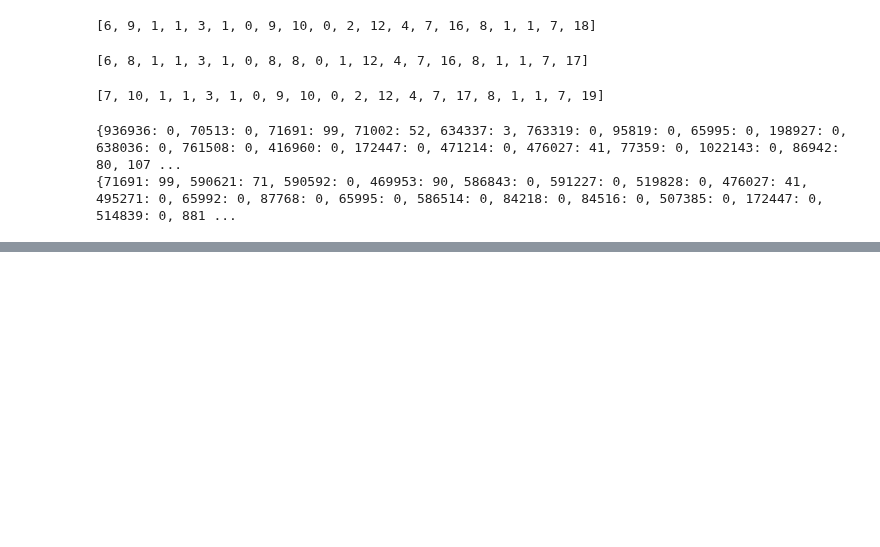
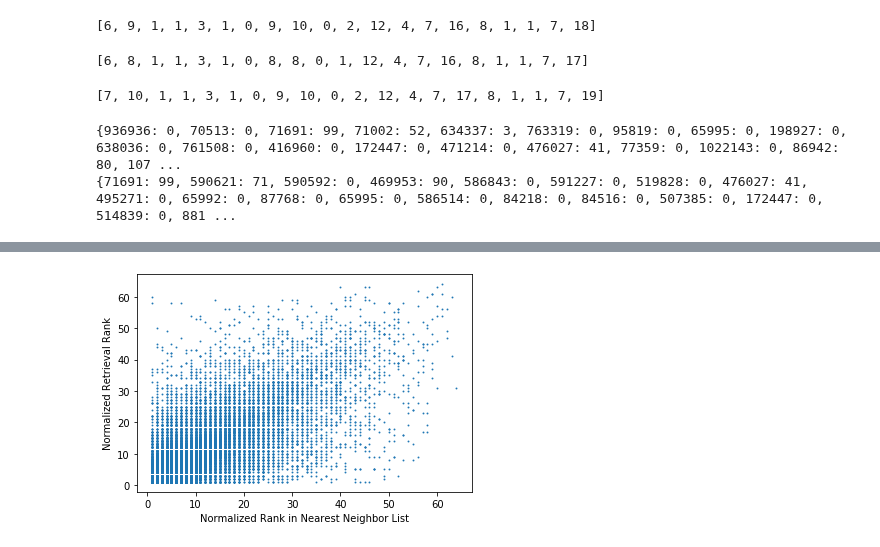
Before and after one commit to Chipxiang/search-exposure, a Jupyter notebook: reverse_ranker/evaluate_reverse_ranker.ipynb, the cells around one changed output, grey strips where cells are left out. Drawn from its saved outputs; the diff is of its cells as text; code cells hidden in the pictures; blank space fills up the shorter version.

```diff
--- a/reverse_ranker/evaluate_reverse_ranker.ipynb
+++ b/reverse_ranker/evaluate_reverse_ranker.ipynb
@@ -370,0 +452,21 @@ print(forward_baseline_rank_test1[pid])
+# %%
+def normalize_rank_vs_rank(pred_dict):
+    near_rank = []
+    reverse_rank = []
+    for pid, qids in pred_dict.items():
+        ranking = [val for key, val in qids.items() if val != 0]
+        sorted_ranking = sorted(ranking)
+        rank_map = {rank:i+1 for i, rank in enumerate(sorted_ranking)}
+        temp_near = [i+1 for i in range(len(ranking))]
+        temp_reverse = [rank_map[i] for i in ranking]
+        near_rank = near_rank + temp_near
+        reverse_rank = reverse_rank + temp_reverse
+    plt.xlabel("Normalized Rank in Nearest Neighbor List")
+    plt.ylabel("Normalized Retrieval Rank")
+    plt.scatter(near_rank, reverse_rank, s=0.8)
+    plt.show()
+    return near_rank, reverse_rank
+# %%
+normalized_near_rank_pred, normalized_reverse_rank_pred = normalize_rank_vs_rank(pred_rank_test)
+# %% [output]
+[figure, added]
```
Also changed, not shown: parts of 18 cells of this notebook.
